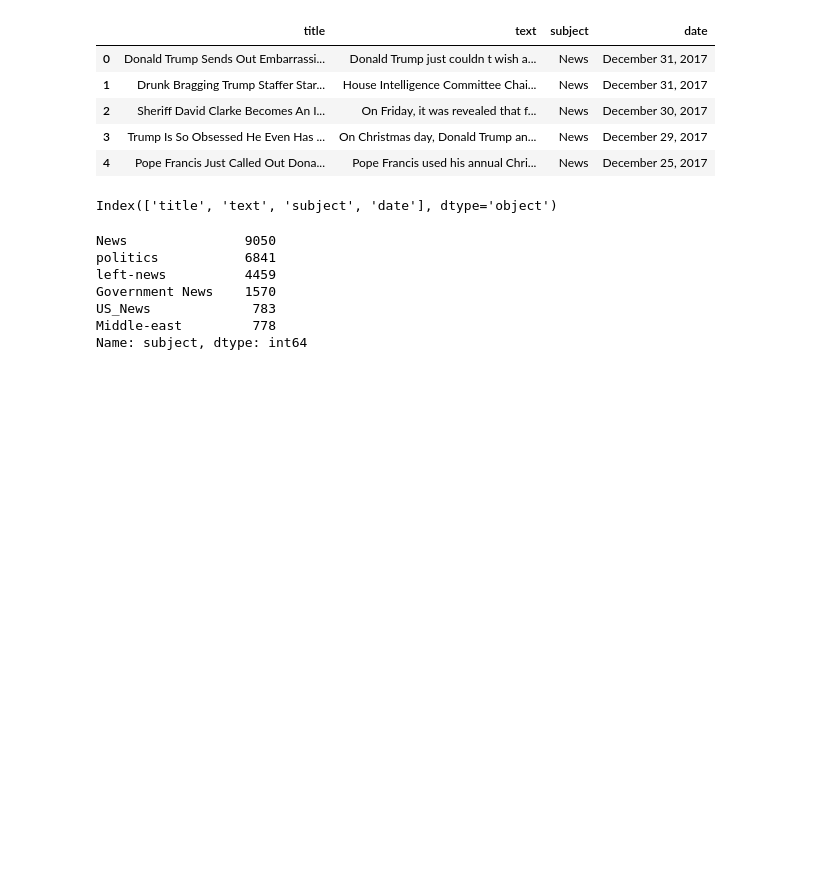
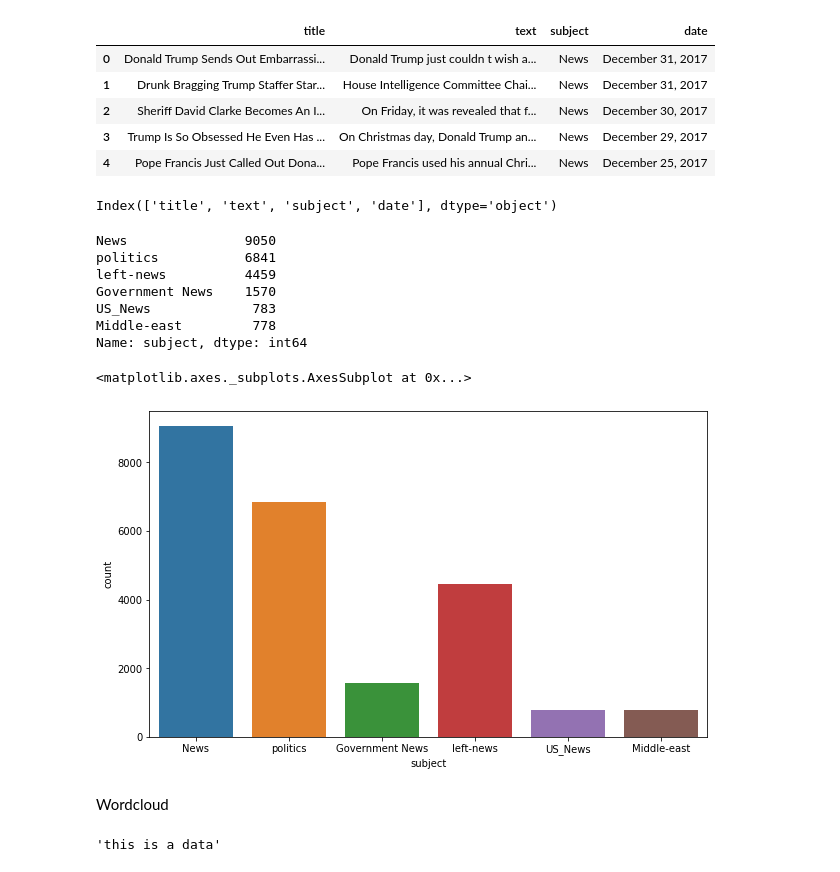
Before and after one commit to Takiulhasan/DeepLearning, a Jupyter notebook: Fake_News_Detection_using_Deeplearning.ipynb, the cells around one changed output. Saved outputs shown, nothing was run; the diff lists cells and outputs as text; code cells hidden in the pictures; blank space fills up the shorter version.

```diff
--- a/Fake_News_Detection_using_Deeplearning.ipynb
+++ b/Fake_News_Detection_using_Deeplearning.ipynb
@@ -40,3 +40,11 @@ Government News    1570
 US_News             783
 Middle-east         778
 Name: subject, dtype: int64
+# %%
+plt.figure(figsize=(10,6))
+sns.countplot(x='subject',data=fake)
+# %% [output]
+<matplotlib.axes._subplots.AxesSubplot at 0x...>
+[figure, added]
+# %% [markdown]
+Wordcloud
@@ -42,0 +53,4 @@ Name: subject, dtype: int64
+# %%
+' '.join(['this','is','a','data'])
+# %% [output]
+'this is a data'
```
Also changed, not shown: parts of 6 cells of this notebook.
